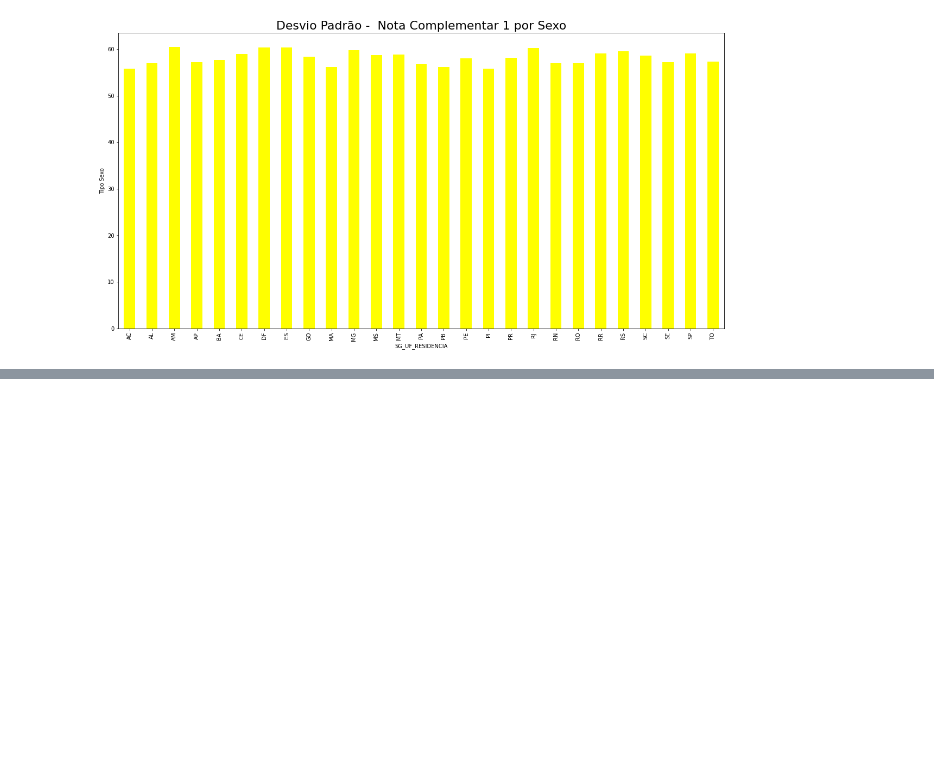
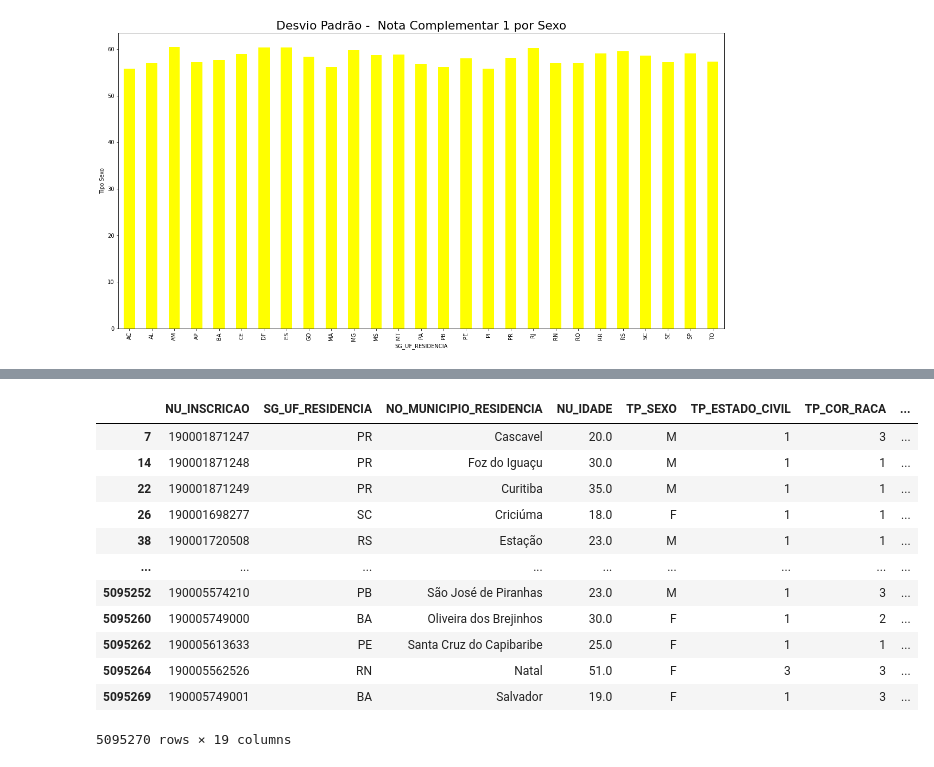
Before and after one commit to Juliana08Santos/Projeto_Enem, a Jupyter notebook: Enem.ipynb, the cells around one changed output, grey strips where cells are left out. Cells and saved outputs as stored; diff of their text form; code cells hidden in the pictures; blank space fills up the shorter version.

```diff
--- a/Enem.ipynb
+++ b/Enem.ipynb
@@ -158,4 +164,5 @@ dados_sul
 # %%
 dados_sudeste = dados[dados['SG_UF_RESIDENCIA'].isin(uf_sudeste)]
-dados_sudeste
+
+dados_sudeste['REGIAO'] = 'Sudeste'
 # %% [output]
@@ -175,4 +174,4 @@ dados_sudeste
 # %%
 dados_nordeste = dados[dados['SG_UF_RESIDENCIA'].isin(uf_nordeste)]
-dados_nordeste
+dados_nordeste['REGIAO'] = 'Nordeste'
 # %% [output]
@@ -192,4 +197,4 @@ dados_nordeste
 # %%
 dados_centro_oeste = dados[dados['SG_UF_RESIDENCIA'].isin(uf_centro_oeste)]
-dados_centro_oeste
+dados_centro_oeste['REGIAO'] = 'Centro - Oeste'
 # %% [output]
@@ -209,4 +205,4 @@ dados_centro_oeste
 # %%
 dados_norte = dados[dados['SG_UF_RESIDENCIA'].isin(uf_norte)]
-dados_norte
+dados_norte['REGIAO'] = 'Norte'
 # %% [output]
@@ -262,0 +246,18 @@ df_media_centro_oeste
+# %%
+#unir dados de todos os dataframe
+df_dados = pd.concat([dados_sul,dados_sudeste, dados_centro_oeste,dados_norte, dados_nordeste])
+df_dados
+# %% [output]
+|  | NU_INSCRICAO | SG_UF_RESIDENCIA | NO_MUNICIPIO_RESIDENCIA | NU_IDADE | TP_SEXO | TP_ESTADO_CIVIL | TP_COR_RACA | ... |
+| 7 | 190001871247 | PR | Cascavel | 20.0 | M | 1 | 3 | ... |
+| 14 | 190001871248 | PR | Foz do Iguaçu | 30.0 | M | 1 | 1 | ... |
+| 22 | 190001871249 | PR | Curitiba | 35.0 | M | 1 | 1 | ... |
+| 26 | 190001698277 | SC | Criciúma | 18.0 | F | 1 | 1 | ... |
+| 38 | 190001720508 | RS | Estação | 23.0 | M | 1 | 1 | ... |
+| ... | ... | ... | ... | ... | ... | ... | ... | ... |
+| 5095252 | 190005574210 | PB | São José de Piranhas | 23.0 | M | 1 | 3 | ... |
+| 5095260 | 190005749000 | BA | Oliveira dos Brejinhos | 30.0 | F | 1 | 2 | ... |
+| 5095262 | 190005613633 | PE | Santa Cruz do Capibaribe | 25.0 | F | 1 | 1 | ... |
+| 5095264 | 190005562526 | RN | Natal | 51.0 | F | 3 | 3 | ... |
+| 5095269 | 190005749001 | BA | Salvador | 19.0 | F | 1 | 3 | ... |
+5095270 rows × 19 columns
```
Also changed, not shown: parts of 40 cells of this notebook.
